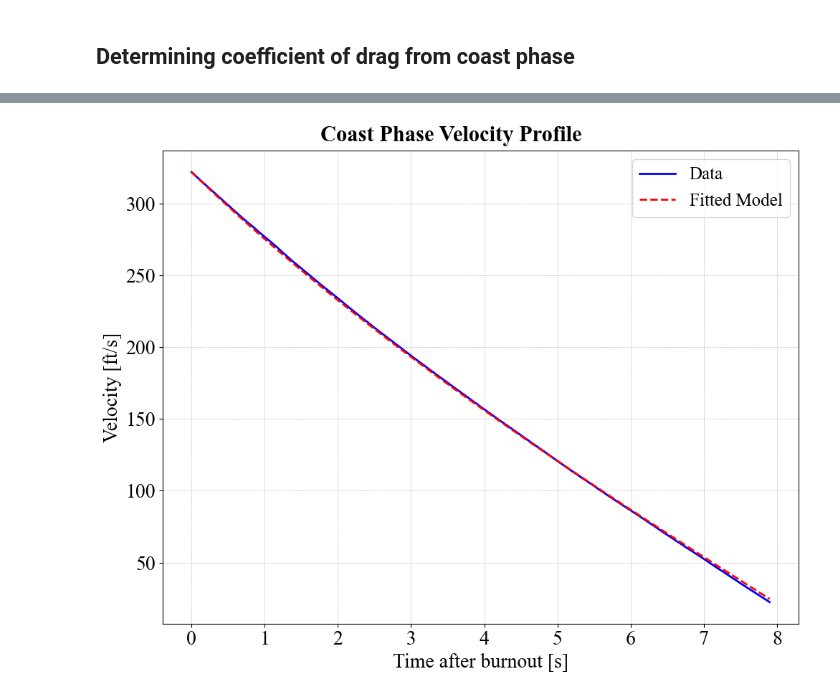
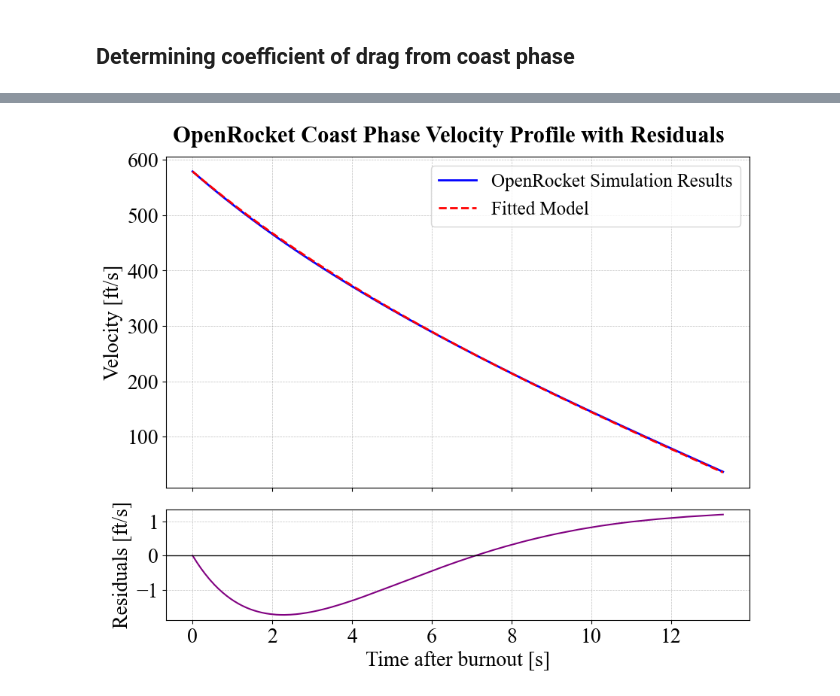
Before and after one commit to saividyud/NASA_25-26_Rocket_Simulations, a Jupyter notebook: Full Scale Flight Analysis/analyzer.ipynb, the cells around one changed output, grey strips where cells are left out. Saved outputs shown, nothing was run; the diff lists cells and outputs as text; code cells hidden in the pictures.

```diff
--- a/Full Scale Flight Analysis/analyzer.ipynb
+++ b/Full Scale Flight Analysis/analyzer.ipynb
@@ -853,10 +966,11 @@ plt.show()
 # %%
-data_sim_launch_cond_new = pd.read_csv('Subscale OpenRocket Launch Conditions New.csv', comment='#')
+data_openrocket_new = pd.read_csv('OpenRocket Full Scale Flight New.csv', comment='#')
+data_openrocket_new2 = data_openrocket_new.assign(**{'Altitude [ft]': data_openrocket_new['Altitude (ft)'], 'Time [s]': data_openrocket_new['Time (s)'], 'Velocity [ft/s]': data_openrocket_new['Total velocity (ft/s)'], 'Acceleration [ft/s²]': data_openrocket_new['Total acceleration (ft/s²)']})
 
 # Comparing datasets by interpolating the altitudes
-sim_common_times_new = np.linspace(0, data_sim_launch_cond_new['Time (s)'].max(), num=1000)
+sim_common_times_new = np.linspace(0, data_openrocket_new['Time (s)'].max(), num=1000)
 
-interp_sim_launch_new = interpolate.interp1d(data_sim_launch_cond_new['Time (s)'], data_sim_launch_cond_new['Altitude (ft)'], kind='linear', fill_value=0, bounds_error=False)
+interp_sim_launch_new = interpolate.interp1d(data_openrocket_new['Time (s)'], data_openrocket_new['Altitude (ft)'], kind='linear', fill_value=0, bounds_error=False)
 
 interp_altitudes_launch_new = interp_sim_launch_new(sim_common_times_new)
 interp_altitudes_avionics_new = interp_avionics(sim_common_times_new)
@@ -897,11 +1141,20 @@ Main Descent Rate under Launch Conditions: 23.10 ft/s
 ## Determining coefficient of drag from coast phase
 # %%
 # Coast phase is from motor burnout to apogee
-motor_burnout = 1.3 + 0.2 # s
-coast_phase_end = time_to_apogee_avionics - 1 # s
+motor_burnout = 2.4 + 0.2 # s
+coast_phase_end = time_to_apogee_avionics - 3 # s
 coast_phase_avionics = data_avionics2[(data_avionics2['Time [s]'] >= motor_burnout) & (data_avionics2['Time [s]'] <= coast_phase_end)].reset_index(drop=True)
+coast_phase_openrocket = data_openrocket_new2[(data_openrocket_new2['Time [s]'] >= motor_burnout) & (data_openrocket_new2['Time [s]'] <= coast_phase_end)].reset_index(drop=True)
+coast_phase_custom = data_custom2[(data_custom2['Time [s]'] >= motor_burnout) & (data_custom2['Time [s]'] <= coast_phase_end)].reset_index(drop=True)
+
 coast_phase_avionics['Time [s]'] = coast_phase_avionics['Time [s]'] - coast_phase_avionics['Time [s]'][0]
 coast_phase_avionics['Velocity [m/s]'] = coast_phase_avionics['Velocity [ft/s]'] * 0.3048
+
+coast_phase_openrocket['Time [s]'] = coast_phase_openrocket['Time [s]'] - coast_phase_openrocket['Time [s]'][0]
+coast_phase_openrocket['Velocity [m/s]'] = coast_phase_openrocket['Velocity [ft/s]'] * 0.3048
+
+coast_phase_custom['Time [s]'] = coast_phase_custom['Time [s]'] - coast_phase_custom['Time [s]'][0]
+coast_phase_custom['Velocity [m/s]'] = coast_phase_custom['Velocity [ft/s]'] * 0.3048
 # %%
 fig = plt.figure()
 fig.set_tight_layout(True)
@@ -967,21 +1290,43 @@ Calculated Subscale Cd: 0.6147495158445022
 # %%
-fig = plt.figure()
-fig.set_tight_layout(True)
-ax = fig.add_subplot()
-
 v_fitted = velocity_model(t_coast, popt[0], m_sub, A_sub, v0_sub, rho)
 
-ax.plot(t_coast, v_coast / 0.3048, linestyle='-', color='b', label='Data', linewidth=2)
-ax.plot(t_coast, v_fitted / 0.3048, linestyle='--', color='r', label='Fitted Model', linewidth=2)
+# 1. Calculate residuals
+# Residual = Observed Data - Fitted Model
+v_coast_ft = v_coast / 0.3048
+v_fitted_openrocket = v_fitted / 0.3048
+residuals_openrocket = v_coast_ft - v_fitted_openrocket
 
-fig.suptitle('Coast Phase Velocity Profile', y=0.97)
-ax.set_xlabel('Time after burnout [s]')
-ax.set_ylabel('Velocity [ft/s]')
-ax.grid(color='gray', linestyle='--', linewidth=0.5, alpha=0.5)
-ax.legend(loc='upper right')
+# 2. Setup the figure and GridSpec (2 rows, 1 column)
+fig = plt.figure(figsize=(10, 8))
+# fig.set_tight_layout(True)
+gs = gridspec.GridSpec(2, 1, height_ratios=[3, 1], hspace=0.1)
 
-# fig.savefig('Coast Phase Velocity Profile.png', dpi=300)
+fig.suptitle('OpenRocket Coast Phase Velocity Profile with Residuals', y=0.93)
 
+# Top Axis: Velocity Profile
+ax0 = plt.subplot(gs[0])
+ax0.plot(t_coast, v_coast_ft, linestyle='-', color='b', label='OpenRocket Simulation Results', linewidth=2)
+ax0.plot(t_coast, v_fitted_openrocket, linestyle='--', color='r', label='Fitted Model', linewidth=2)
+
+ax0.set_ylabel('Velocity [ft/s]')
+ax0.grid(color='gray', linestyle='--', linewidth=0.5, alpha=0.5)
+ax0.legend(loc='upper right')
+
+# Remove x-axis tick labels for the top plot to prevent overlap
+plt.setp(ax0.get_xticklabels(), visible=False)
+
+# Bottom Axis: Residuals
+ax1 = plt.subplot(gs[1], sharex=ax0) # sharex ensures zoom/pan are synced
+ax1.plot(t_coast, residuals_openrocket, color='purple', linewidth=1.5)
+ax1.axhline(0, color='black', linestyle='-', linewidth=1) # Zero-error line
+
+ax1.set_xlabel('Time after burnout [s]')
+ax1.set_ylabel('Residuals [ft/s]')
+ax1.grid(color='gray', linestyle='--', linewidth=0.5, alpha=0.5)
+
+# fig.savefig('Coast Phase Velocity Profile with Residuals.png', dpi=300)
+
+# Adjust layout to prevent clipping
 plt.show()
 # %% [output]
-[figure, old version]
+[figure, new version]
```
Also changed, not shown: parts of 96 cells of this notebook, 23 other files.
